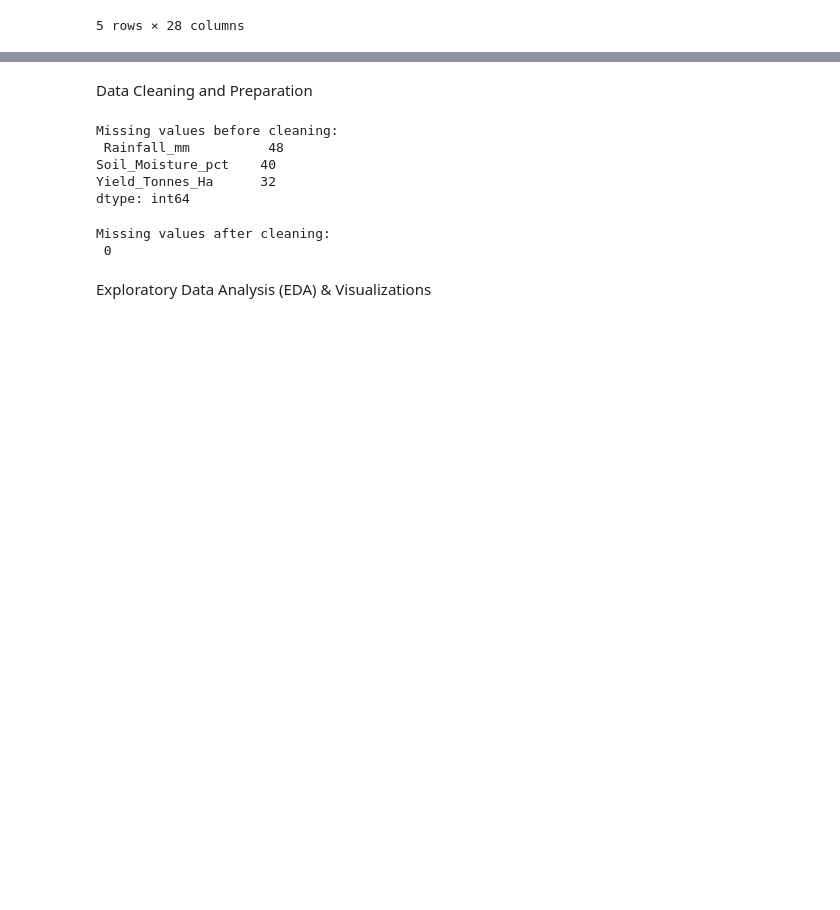
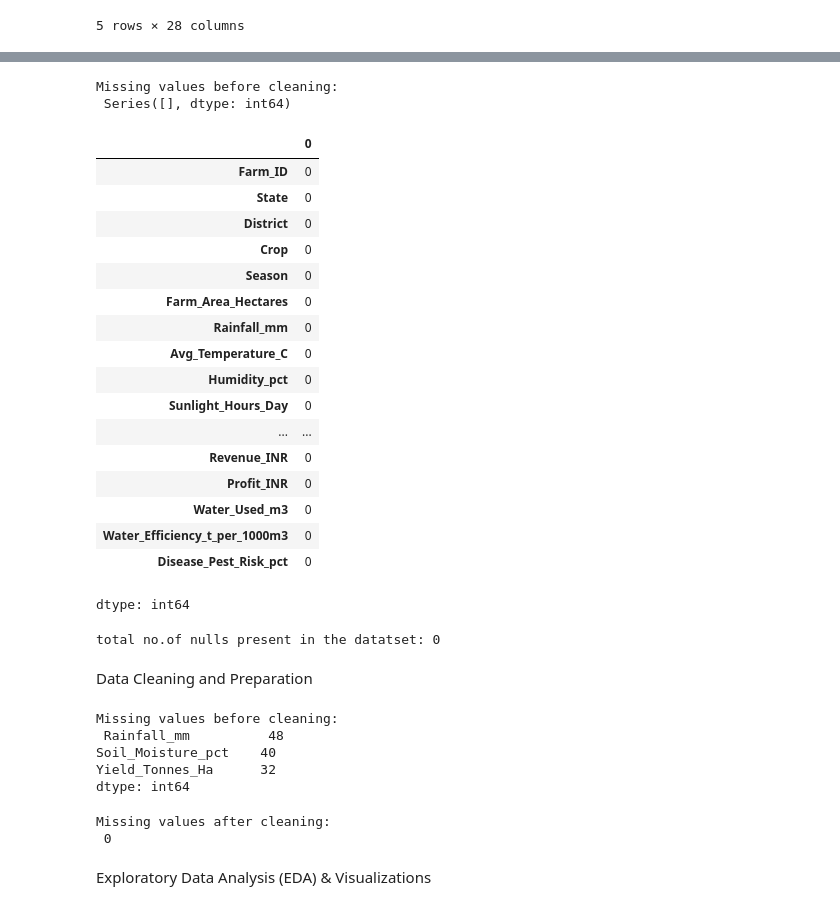
Before and after one commit to Disha-kp/Seasonal_Agriculture_Performance_Analysis, a Jupyter notebook: Seasonal_Agriculture_Performance_Analysis.ipynb, the cells around one changed output, grey strips where cells are left out. Cells and saved outputs as stored; diff of their text form; code cells hidden in the pictures; blank space fills up the shorter version.

```diff
--- a/Seasonal_Agriculture_Performance_Analysis.ipynb
+++ b/Seasonal_Agriculture_Performance_Analysis.ipynb
@@ -23,3 +69,34 @@ Dataset Shape: (4000, 28)
+# %%
+print("Missing values before cleaning:\n", df.isnull().sum()[df.isnull().sum() > 0])
+# %% [output]
+Missing values before cleaning:
+ Series([], dtype: int64)
+# %%
+print("null present in the dataset column wise")
+df.isnull().sum()
+# %% [output]
+|  | 0 |
+| Farm_ID | 0 |
+| State | 0 |
+| District | 0 |
+| Crop | 0 |
+| Season | 0 |
+| Farm_Area_Hectares | 0 |
+| Rainfall_mm | 0 |
+| Avg_Temperature_C | 0 |
+| Humidity_pct | 0 |
+| Sunlight_Hours_Day | 0 |
+| ... | ... |
+| Revenue_INR | 0 |
+| Profit_INR | 0 |
+| Water_Used_m3 | 0 |
+| Water_Efficiency_t_per_1000m3 | 0 |
+| Disease_Pest_Risk_pct | 0 |
+dtype: int64
+# %%
+print("total no.of nulls present in the datatset:",df.isnull().sum().sum())
+# %% [output]
+total no.of nulls present in the datatset: 0
 # %% [markdown]
 Data Cleaning and Preparation
 # %%
```
Also changed, not shown: parts of 5 cells of this notebook.
